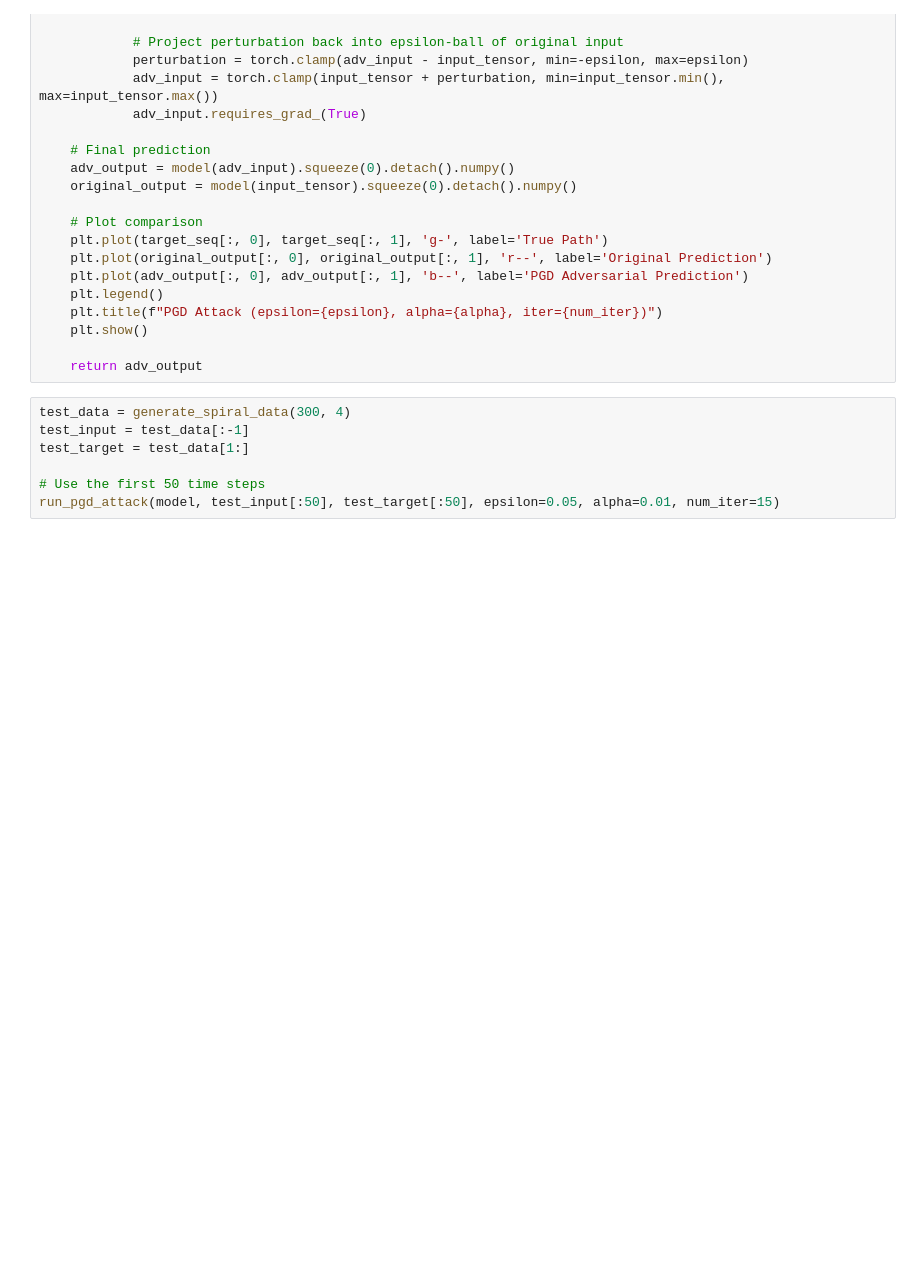
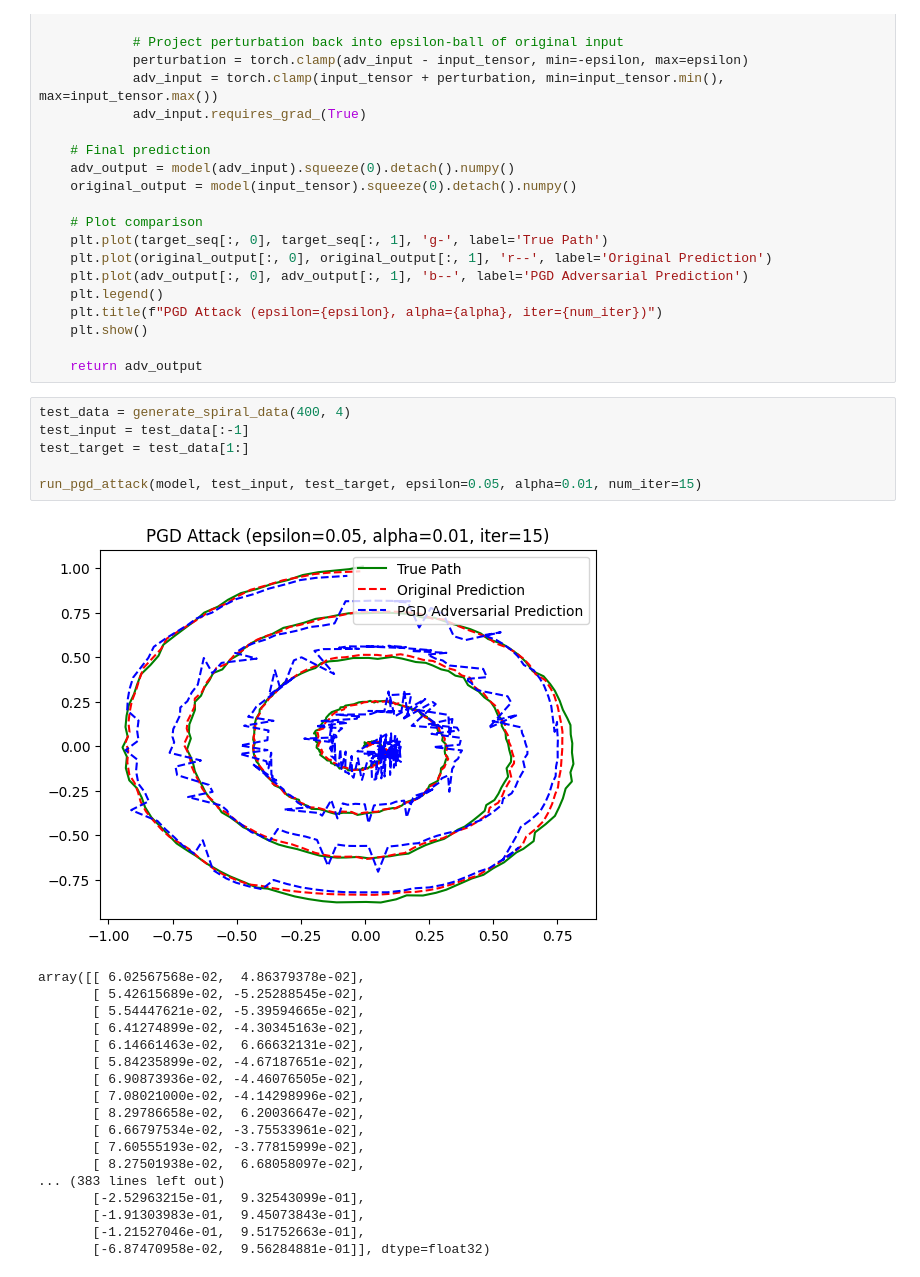
Before and after one commit to ViyanR/LTCFYP, a Jupyter notebook: LNN_LTC_Tutorial_Eng.ipynb, the cells around one changed output. Drawn from its saved outputs; the diff is of its cells as text; blank space fills up the shorter version.

```diff
--- a/LNN_LTC_Tutorial_Eng.ipynb
+++ b/LNN_LTC_Tutorial_Eng.ipynb
@@ -547,9 +558,27 @@ def run_pgd_attack(model, input_seq, target_seq, epsilon=0.05, alpha=0.01, num_i
 
     return adv_output
 # %%
-test_data = generate_spiral_data(300, 4)
+test_data = generate_spiral_data(400, 4)
 test_input = test_data[:-1]
 test_target = test_data[1:]
 
-# Use the first 50 time steps
-run_pgd_attack(model, test_input[:50], test_target[:50], epsilon=0.05, alpha=0.01, num_iter=15)
+run_pgd_attack(model, test_input, test_target, epsilon=0.05, alpha=0.01, num_iter=15)
+# %% [output]
+[figure, added]
+array([[ 6.02567568e-02,  4.86379378e-02],
+       [ 5.42615689e-02, -5.25288545e-02],
+       [ 5.54447621e-02, -5.39594665e-02],
+       [ 6.41274899e-02, -4.30345163e-02],
+       [ 6.14661463e-02,  6.66632131e-02],
+       [ 5.84235899e-02, -4.67187651e-02],
+       [ 6.90873936e-02, -4.46076505e-02],
+       [ 7.08021000e-02, -4.14298996e-02],
+       [ 8.29786658e-02,  6.20036647e-02],
+       [ 6.66797534e-02, -3.75533961e-02],
+       [ 7.60555193e-02, -3.77815999e-02],
+       [ 8.27501938e-02,  6.68058097e-02],
+... (383 lines left out)
+       [-2.52963215e-01,  9.32543099e-01],
+       [-1.91303983e-01,  9.45073843e-01],
+       [-1.21527046e-01,  9.51752663e-01],
+       [-6.87470958e-02,  9.56284881e-01]], dtype=float32)
```
Also changed, not shown: parts of 28 cells of this notebook, 1 other file.
